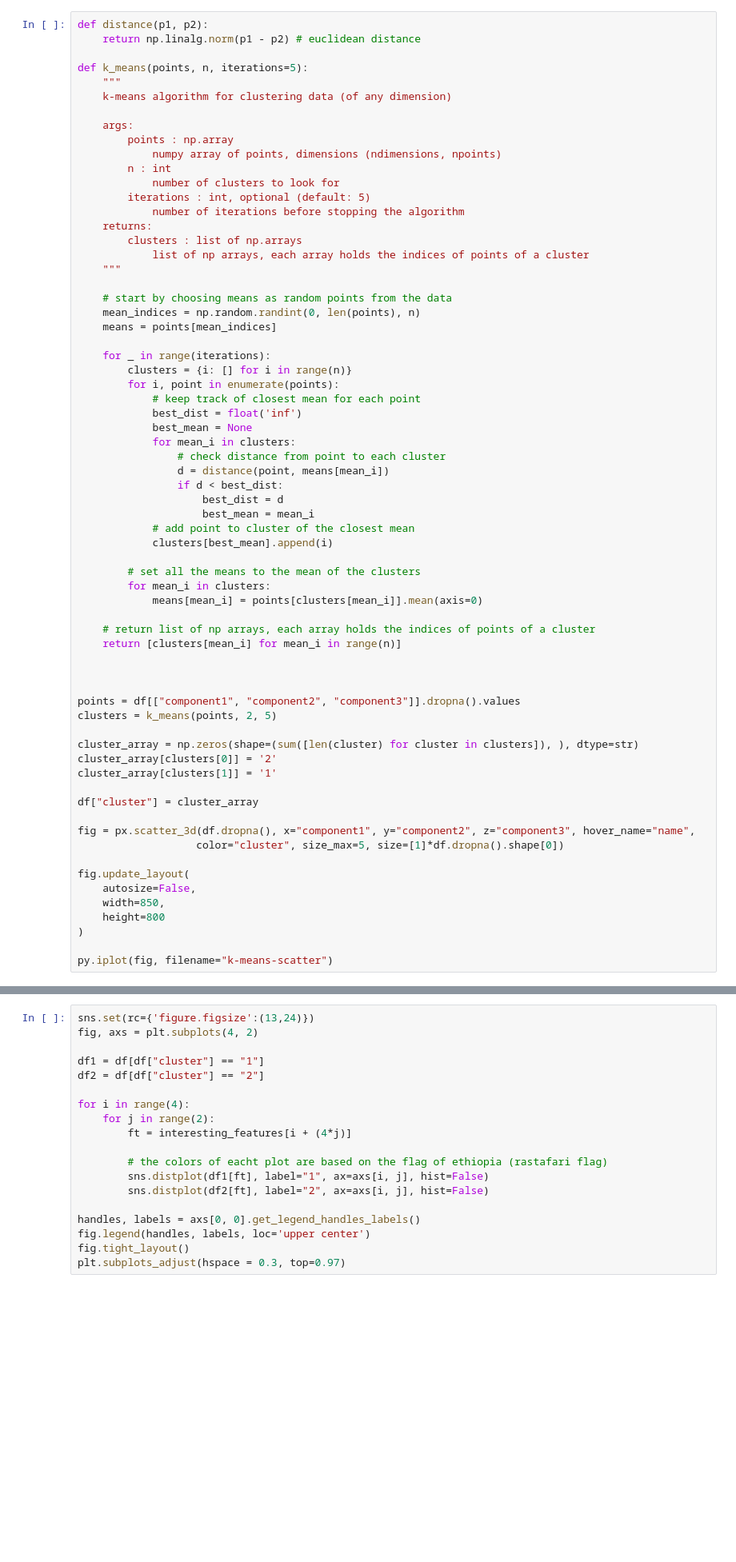
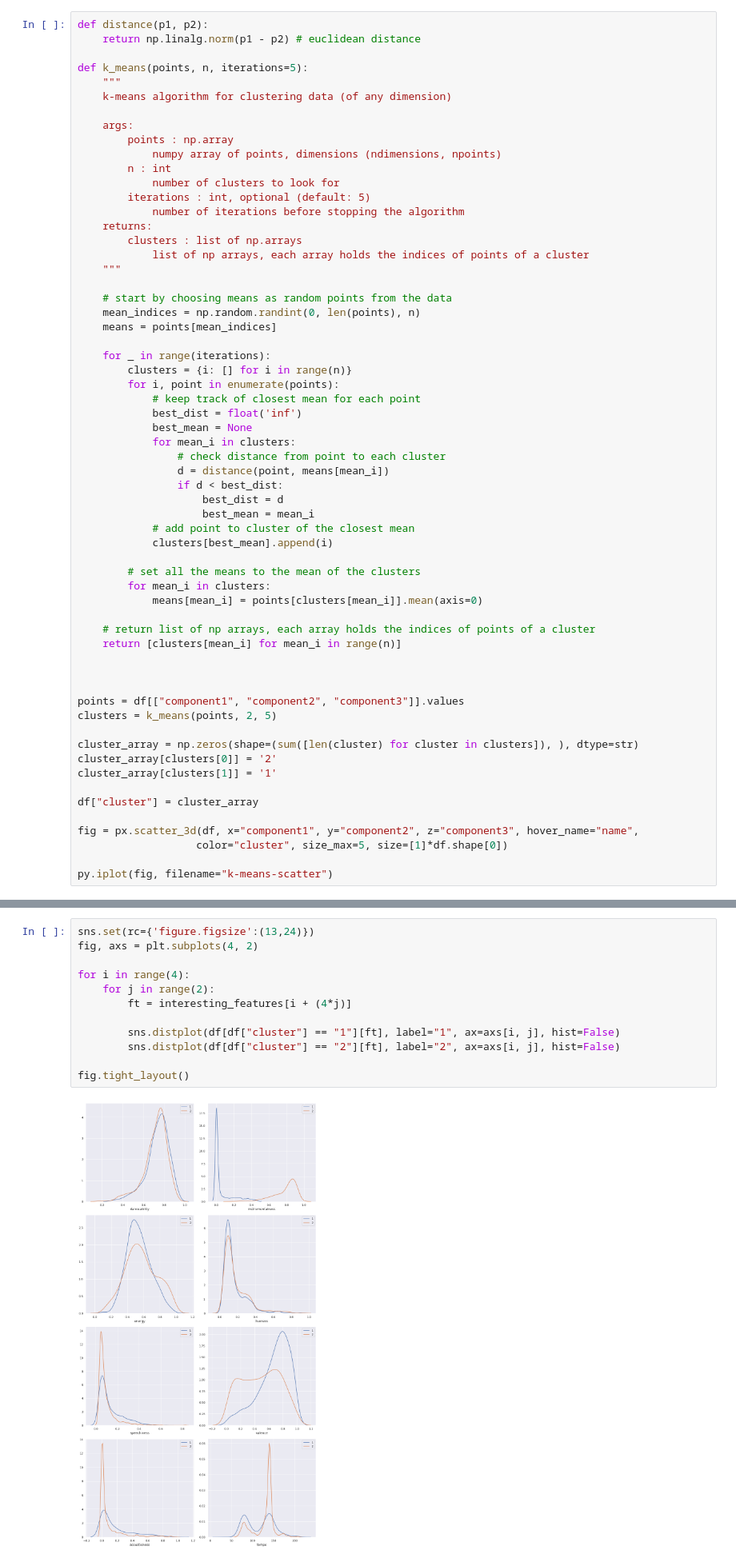
Before and after one commit to FlorianSchroevers/ComputationalMusicology2020, a Jupyter notebook: rastafarian_music_evolution.ipynb, the cells around one changed output, grey strips where cells are left out. Shown: that part at 80% size. Saved outputs shown, nothing was run; the diff lists cells and outputs as text; blank space fills up the shorter version.

```diff
--- a/rastafarian_music_evolution.ipynb
+++ b/rastafarian_music_evolution.ipynb
@@ -269,7 +257,7 @@ def k_means(points, n, iterations=5):
 
 
 
-points = df[["component1", "component2", "component3"]].dropna().values
+points = df[["component1", "component2", "component3"]].values
 clusters = k_means(points, 2, 5)
 
 cluster_array = np.zeros(shape=(sum([len(cluster) for cluster in clusters]), ), dtype=str)
@@ -278,14 +266,8 @@ cluster_array[clusters[1]] = '1'
 
 df["cluster"] = cluster_array
 
-fig = px.scatter_3d(df.dropna(), x="component1", y="component2", z="component3", hover_name="name",
-                   color="cluster", size_max=5, size=[1]*df.dropna().shape[0])
-
-fig.update_layout(
-    autosize=False,
-    width=850,
-    height=800
-)
+fig = px.scatter_3d(df, x="component1", y="component2", z="component3", hover_name="name",
+                   color="cluster", size_max=5, size=[1]*df.shape[0])
 
 py.iplot(fig, filename="k-means-scatter")
 # %% [output]
@@ -295,22 +277,17 @@ We have now seperated our dataset again, this time based on the clusters we foun
 # %%
 sns.set(rc={'figure.figsize':(13,24)})
 fig, axs = plt.subplots(4, 2)
-
-df1 = df[df["cluster"] == "1"]
-df2 = df[df["cluster"] == "2"]
 
 for i in range(4):
     for j in range(2):
         ft = interesting_features[i + (4*j)]
 
-        # the colors of eacht plot are based on the flag of ethiopia (rastafari flag)
-        sns.distplot(df1[ft], label="1", ax=axs[i, j], hist=False)
-        sns.distplot(df2[ft], label="2", ax=axs[i, j], hist=False)
+        sns.distplot(df[df["cluster"] == "1"][ft], label="1", ax=axs[i, j], hist=False)
+        sns.distplot(df[df["cluster"] == "2"][ft], label="2", ax=axs[i, j], hist=False)
 
-handles, labels = axs[0, 0].get_legend_handles_labels()
-fig.legend(handles, labels, loc='upper center')
 fig.tight_layout()
-plt.subplots_adjust(hspace = 0.3, top=0.97)
+# %% [output]
+[figure, added]
 # %% [markdown]
 As we can see, most features line up almost perfectly, with a few exceptions. Most notably, the instrumentalness. This should of course not come as a surprise. Some other differences are speechiness and valence.
 
```
Also changed, not shown: parts of 6 cells of this notebook, 4 other files.
